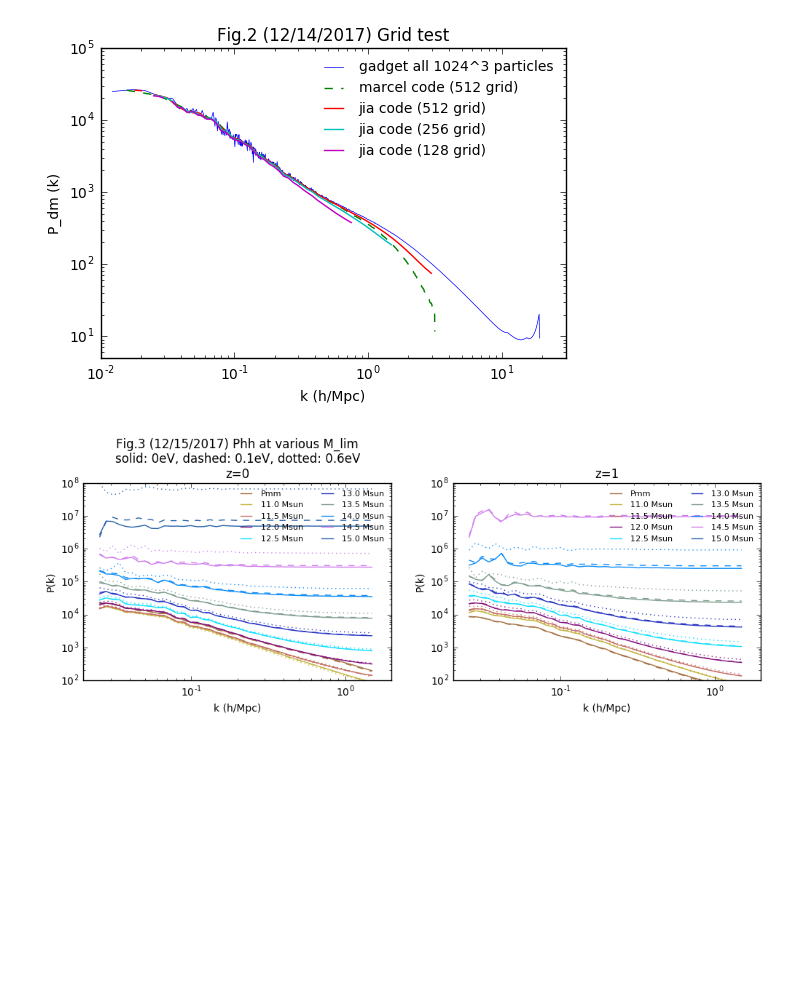
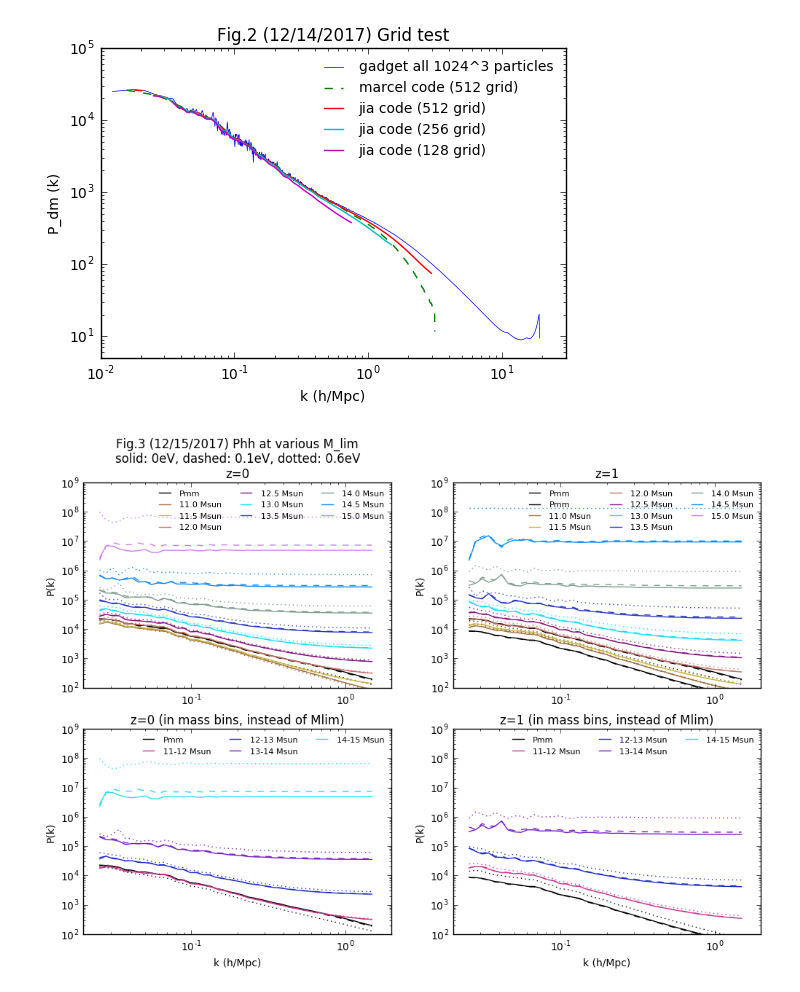
Before and after one commit to liuxx479/nubias, a Jupyter notebook: plots.ipynb, the cells around one changed output. Cells and saved outputs as stored; diff of their text form; code cells hidden in the pictures; blank space fills up the shorter version.

```diff
--- a/plots.ipynb
+++ b/plots.ipynb
@@ -64,9 +62,13 @@ mcut=arange(11.0, 15.5, 0.5)
+# %%
+mcut=arange(11.0, 15.5, 0.5)
+mbins=arange(11,15)
 # %%
 iseed=10025
+figure(figsize=(12,8))
+
 seed(iseed)
-figure(figsize=(12,3.5))
-subplot(121)
-icolor=rand(3)
+subplot(221)
+icolor='k'
 loglog(Parr00_z0[0],Parr00_z0[1],'-',color=icolor,label='Pmm')
 loglog(Parr01_z0[0],Parr01_z0[1],'--',color=icolor)
 loglog(Parr06_z0[0],Parr06_z0[1],':',color=icolor)
@@ -74,38 +76,82 @@ loglog(Parr06_z0[0],Parr06_z0[1],':',color=icolor)
 i=2
 for imcut in mcut:
     i+=1
     icolor=rand(3)
     loglog(Parr00_z0[0],Parr00_z0[i],'-',color=icolor,label='%s Msun'%(imcut))
     loglog(Parr01_z0[0],Parr01_z0[i],'--',color=icolor)
     loglog(Parr06_z0[0],Parr06_z0[i],':',color=icolor)
-legend(fontsize=8,frameon=0,loc=0,ncol=2)
+legend(fontsize=8,frameon=0,loc=0,ncol=3)
 title('''Fig.3 (12/15/2017) Phh at various M_lim
 solid: 0eV, dashed: 0.1eV, dotted: 0.6eV
 z=0''')
-xlabel('k (h/Mpc)')
 ylabel('P(k)')
 xlim(2e-2,2)
-ylim(1e2,1e8)
+ylim(1e2,1e9)
 
 seed(iseed)
-subplot(122)
-icolor=rand(3)
+subplot(222)
+icolor='k'
+loglog(Parr00_z0[0],Parr00_z0[1],'-',color=icolor,label='Pmm')
+loglog(Parr01_z0[0],Parr01_z0[1],'--',color=icolor)
+loglog(Parr06_z0[0],Parr06_z0[1],':',color=icolor)
+icolor='k'
 loglog(Parr00_z1[0],Parr00_z1[1],'-',color=icolor,label='Pmm')
 loglog(Parr01_z1[0],Parr01_z1[1],'--',color=icolor)
 loglog(Parr06_z1[0],Parr06_z1[2],':',color=icolor)
 i=2
 for imcut in mcut:
     i+=1
     icolor=rand(3)
     loglog(Parr00_z1[0],Parr00_z1[i],'-',color=icolor,label='%s Msun'%(imcut))
     loglog(Parr01_z1[0],Parr01_z1[i],'--',color=icolor)
     loglog(Parr06_z1[0],Parr06_z1[i],':',color=icolor)
-legend(fontsize=8,frameon=0,loc=0,ncol=2)
+legend(fontsize=8,frameon=0,loc=0,ncol=3)
 xlim(2e-2,2)
-ylim(1e2,1e8)
+ylim(1e2,1e9)
 title('z=1')
+ylabel('P(k)')
+
+
+subplot(223)
+icolor='k'
+loglog(Parr00_z0[0],Parr00_z0[1],'-',color=icolor,label='Pmm')
+loglog(Parr01_z0[0],Parr01_z0[1],'--',color=icolor)
+loglog(Parr06_z0[0],Parr06_z0[1],':',color=icolor)
+seed(iseed+5)
+i=12
+for imbin in mbins:
+    i+=1
+    icolor=rand(3)
+    loglog(Parr00_z0[0],Parr00_z0[i],'-',color=icolor,label='%s-%s Msun'%(imbin,imbin+1))
+    loglog(Parr01_z0[0],Parr01_z0[i],'--',color=icolor)
+    loglog(Parr06_z0[0],Parr06_z0[i],':',color=icolor)
+legend(fontsize=8,frameon=0,loc=0,ncol=3)
 xlabel('k (h/Mpc)')
 ylabel('P(k)')
+xlim(2e-2,2)
+ylim(1e2,1e9)
+title('z=0 (in mass bins, instead of Mlim)')
+
+seed(iseed+5)
+subplot(224)
+icolor='k'
+loglog(Parr00_z1[0],Parr00_z1[1],'-',color=icolor,label='Pmm')
+loglog(Parr01_z1[0],Parr01_z1[1],'--',color=icolor)
+loglog(Parr06_z1[0],Parr06_z1[2],':',color=icolor)
+i=12
+for imbin in mbins:
+    i+=1
+    icolor=rand(3)
+    loglog(Parr00_z1[0],Parr00_z1[i],'-',color=icolor,label='%s-%s Msun'%(imbin,imbin+1))
+    loglog(Parr01_z1[0],Parr01_z1[i],'--',color=icolor)
+    loglog(Parr06_z1[0],Parr06_z1[i],':',color=icolor)
+legend(fontsize=8,frameon=0,loc=0,ncol=3)
+xlim(2e-2,2)
+ylim(1e2,1e9)
+title('z=1 (in mass bins, instead of Mlim)')
+xlabel('k (h/Mpc)')
+ylabel('P(k)')
+
 show()
 # %% [output]
-[figure, old version]
+[figure, new version]
```
Also changed, not shown: parts of 3 cells of this notebook.
